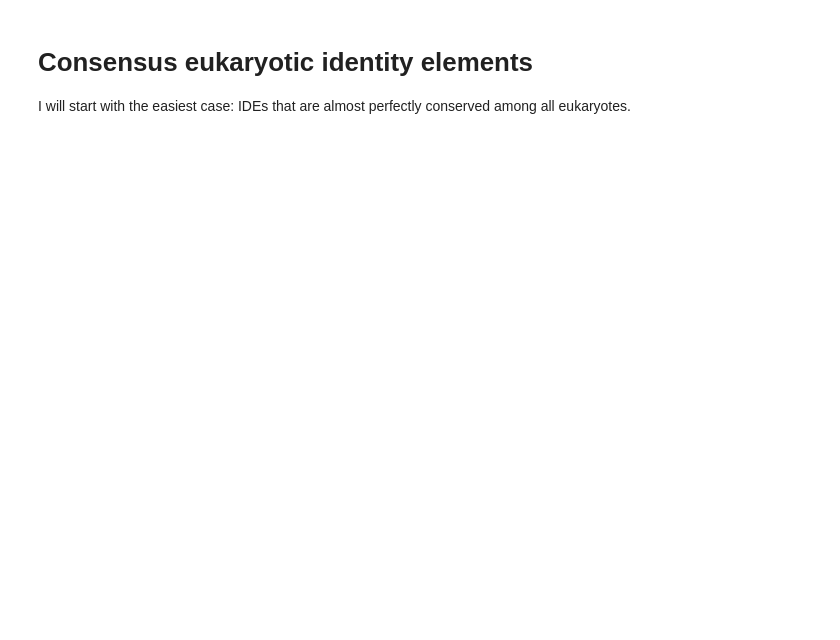
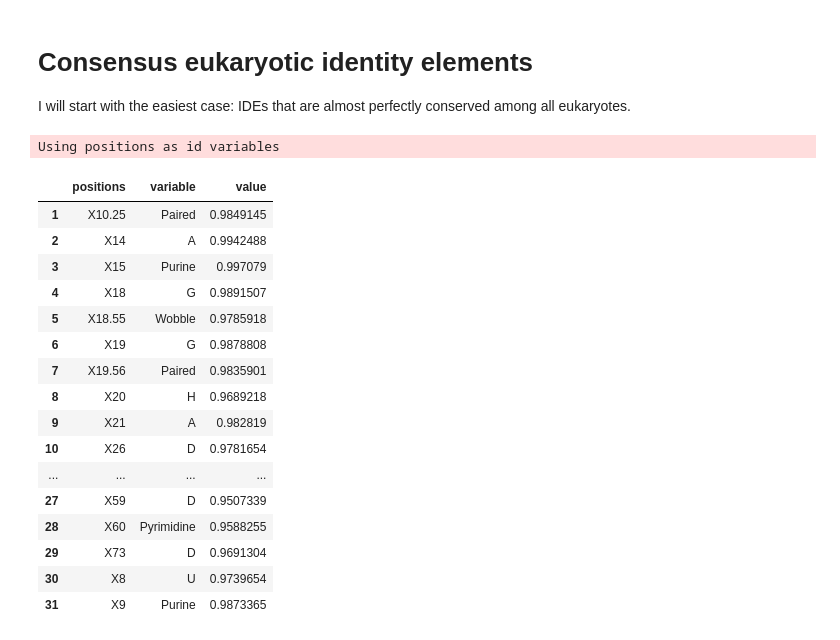
Before and after one commit to bylin/euk-features, a Jupyter notebook: notebooks/clade-freqs.ipynb, the cells around one changed output. Cells and saved outputs as stored; diff of their text form; code cells hidden in the pictures; blank space fills up the shorter version.

```diff
--- a/notebooks/clade-freqs.ipynb
+++ b/notebooks/clade-freqs.ipynb
@@ -101,3 +117,30 @@ euk_freqs = identities %>% select(match(positions, colnames(identities))) %>%
             Paired = sum(freq[bases %in% c("A:U", "U:A", "C:G", "G:C", "G:U", "U:G")]),
             Mismatched = sum(freq[bases %in% c("A:A", "G:G", "C:C", "U:U", "A:G", "A:C", "C:A", "C:U", "G:A", "U:C")])
             )
+# %%
+consensus = euk_freqs %>%
+  melt %>%
+  filter(value > 0.95) %>%
+  group_by(positions) %>% # remove duplicates
+  filter(row_number(value) == 1) %>%
+  arrange(positions)
+consensus# %>% unite("identity element", variable, str_replace("X", "", positions))
+# %% [output]
+Using positions as id variables
+|  | positions | variable | value |
+| 1 | X10.25 | Paired | 0.9849145 |
+| 2 | X14 | A | 0.9942488 |
+| 3 | X15 | Purine | 0.997079 |
+| 4 | X18 | G | 0.9891507 |
+| 5 | X18.55 | Wobble | 0.9785918 |
+| 6 | X19 | G | 0.9878808 |
+| 7 | X19.56 | Paired | 0.9835901 |
+| 8 | X20 | H | 0.9689218 |
+| 9 | X21 | A | 0.982819 |
+| 10 | X26 | D | 0.9781654 |
+| ... | ... | ... | ... |
+| 27 | X59 | D | 0.9507339 |
+| 28 | X60 | Pyrimidine | 0.9588255 |
+| 29 | X73 | D | 0.9691304 |
+| 30 | X8 | U | 0.9739654 |
+| 31 | X9 | Purine | 0.9873365 |
```
Also changed, not shown: parts of 8 cells of this notebook.
